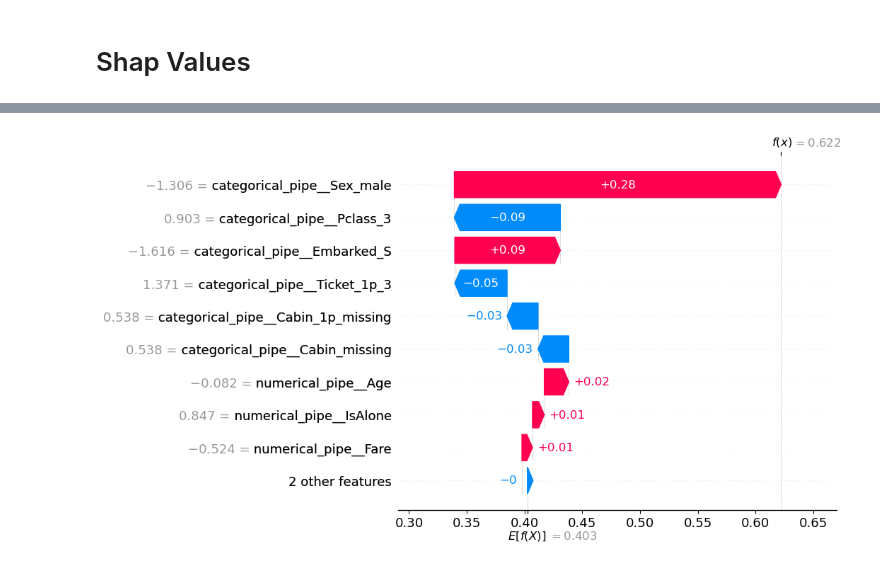
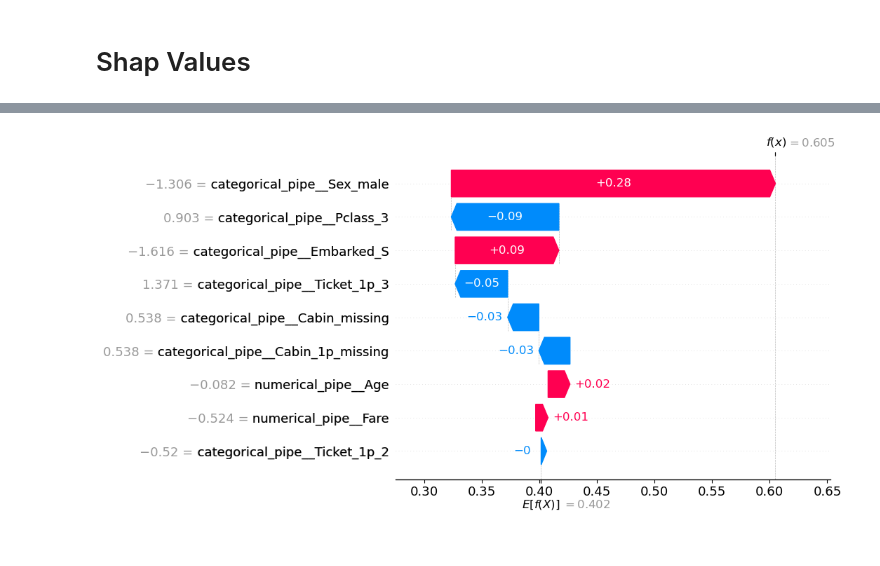
Before and after one commit to gustavoVferrari/Portifolio, a Jupyter notebook: Classification/titanic/model_log_reg/notebooks/[03.1] Model Explicability.ipynb, the cells around one changed output, grey strips where cells are left out. Saved outputs shown, nothing was run; the diff lists cells and outputs as text; code cells hidden in the pictures.

```diff
--- a/Classification/titanic/model_log_reg/notebooks/[03.1] Model Explicability.ipynb
+++ b/Classification/titanic/model_log_reg/notebooks/[03.1] Model Explicability.ipynb
@@ -151,8 +129,8 @@ categorical_pipe__Ticket_1p_2        -0.519579
 categorical_pipe__Cabin_1p_missing    0.538122
 Name: 727, dtype: float64
 # %%
-shap.plots.waterfall(shap_values[0,:,1])
+shap.plots.waterfall(shap_values_val[0,:,1])
 # %% [output]
-[figure, old version]
+[figure, new version]
 # %%
 for col in X_val.columns:
```
Also changed, not shown: parts of 6 cells of this notebook, 19 other files.
